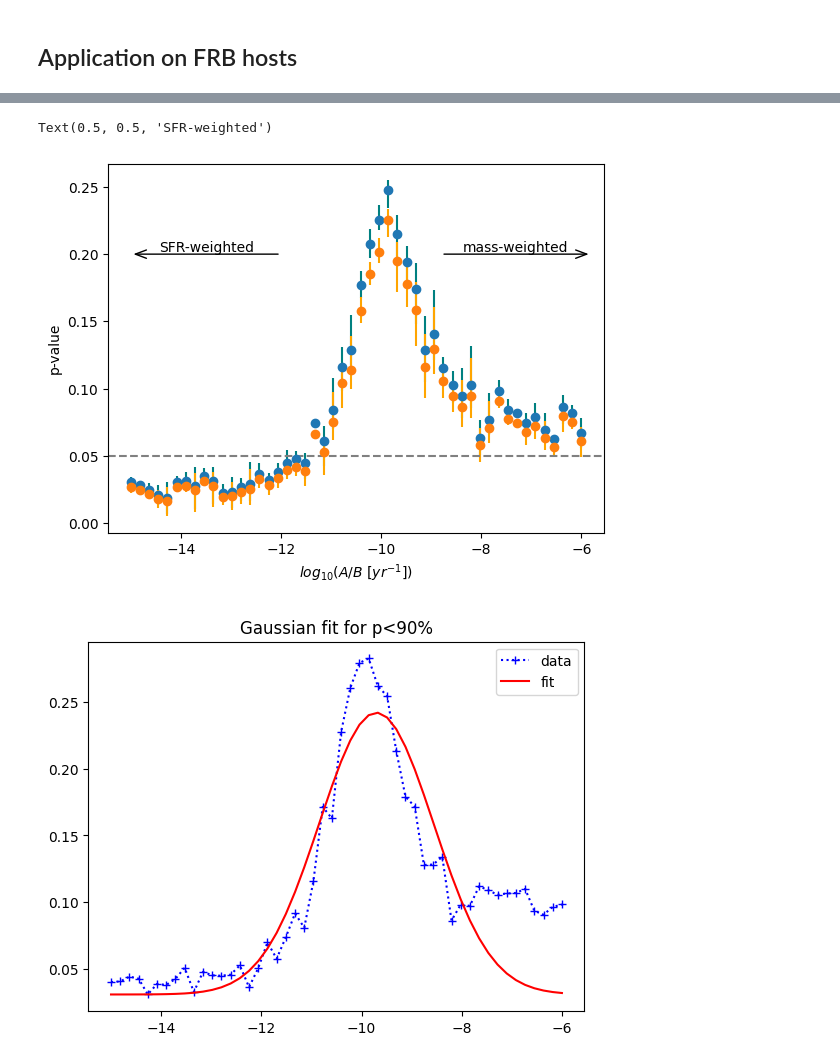
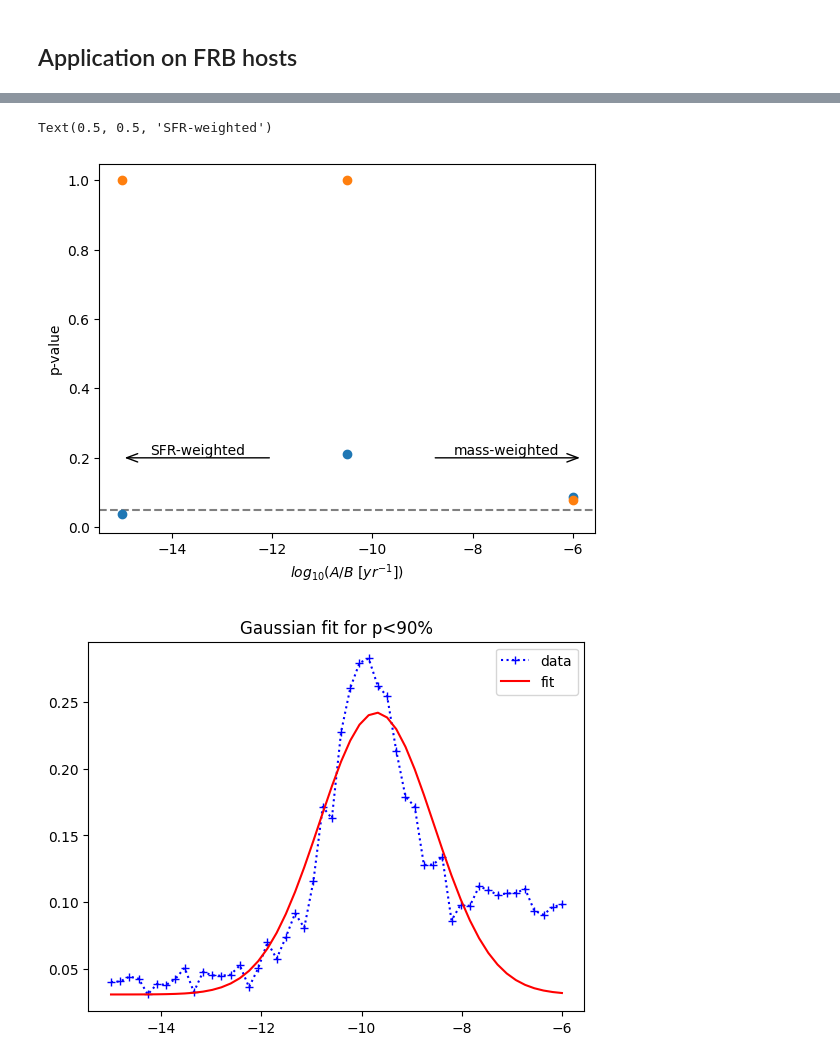
Before and after one commit to hoasaf3/host-galaxies-stats, a Jupyter notebook: frb_hosts_stats.ipynb, the cells around one changed output, grey strips where cells are left out. Drawn from its saved outputs; the diff is of its cells as text; code cells hidden in the pictures.

```diff
--- a/frb_hosts_stats.ipynb
+++ b/frb_hosts_stats.ipynb
@@ -28,7 +28,7 @@ def read_dsa_data(only_gold=True):
     dsa_frbs = pd.read_csv("frbs_data/dsa_frbs.csv")
 
     if only_gold:
-        dsa_frbs = dsa_frb_hosts_hosts_hosts_hosts_hostss[np.logical_and(dsa_frbs["sed_done?"] == "Y", dsa_frbs["sample"] == "Gold")]
+        dsa_frbs = dsa_frbs[np.logical_and(dsa_frbs["sed_done?"] == "Y", dsa_frbs["sample"] == "Gold")]
     else:
         dsa_frbs = dsa_frbs[dsa_frbs["sed_done?"] == "Y"]
 
@@ -341,7 +393,8 @@ plt.show()
 # %%
-# Example: calculate zp90, pnom
+# Example: calculate p90, pnom
 frb_values = np.vstack([np.log10(frb_hosts['Mstar']) ,np.log10(frb_hosts['SFR']), frb_hosts['z']])
 z_to_logpdf = logpdfs.create_z_to_logpdf(frb_hosts, prob_density, 1, 0)  # mass-weighted
 frbs_likelihood = mc.calc_weighted_likelihood(z_to_logpdf, frb_values.T)
-mc.calc_p90(frb_hosts, z_to_logpdf, frbs_likelihood)
+p90, pnom, _, _ = mc.calc_p90(frb_hosts, z_to_logpdf, frbs_likelihood)
+print(p90, pnom)
 # %% [output]
@@ -555,4 +548,6 @@ nominal p-value: 0.02740625
 # %%
+from tqdm.notebook import tqdm
+
 ''' a-b with p<90% (for Figure 3) '''
 N_AVG_PER_AB = 3
 log_ab_frac = np.linspace(-15, -6, 50)  # ratio between log10(a/b)
@@ -562,8 +557,14 @@ ab_pnom_pvals = []
 ab_p90_errs = []  # list of attemps per ab (length is len(ab_pvals), each element is a list of N_AVG_PER_AB)
 ab_pnom_errs = []
 
-for log_f in log_ab_frac:
-    print("Starting", np.where(log_ab_frac == log_f)[0][0], "/", len(log_ab_frac))
+frb_values = np.vstack([np.log10(frb_hosts['Mstar']),
+                        np.log10(frb_hosts['SFR']),
+                        frb_hosts['z']])
+frbs_nominal_likelihood = mc.calc_weighted_likelihood(z_to_logpdf, frb_values.T)
+
+print("This might take a while. About 2 minutes per a/b ratio")
+for log_f in tqdm(log_ab_frac, desc="Calculating a/b ratios"):
+    # print("Starting", np.where(log_ab_frac == log_f)[0][0], "/", len(log_ab_frac))
     f = 10 ** log_f
     # solutiosn to a/b=f and a+b=1
     a = f / (1+f)
@@ -572,10 +573,12 @@ for log_f in log_ab_frac:
     z_to_logpdf = logpdfs.create_z_to_logpdf(frb_hosts, prob_density, a, b)
     p90_per_ab = []  # average
     pnom_per_ab = []
-
-    for _ in range(N_AVG_PER_AB):
+    for _ in tqdm(range(N_AVG_PER_AB), desc=f"Averaging result for a/b ratio",
+                  leave=False):
         try:
-            p90, pnom = p_90_conf(z_to_logpdf)
+            mc.TQDM_DISABLE = True
+            p90, pnom, _, _ = mc.calc_p90(frb_hosts, z_to_logpdf, frbs_nominal_likelihood)
+            mc.TQDM_DISABLE = False
             p90_per_ab.append(p90)
             pnom_per_ab.append(pnom)
         except TypeError as err:
@@ -587,8 +590,8 @@ for log_f in log_ab_frac:
     ab_p90_pvals.append(np.average(p90_per_ab))
     ab_pnom_pvals.append(np.average(pnom_per_ab))
 
-with open('ab_90_frac_08_12_24.csv', 'w') as f:
+with open('ab_frac_26_02_25.csv', 'w') as f:
     f.write('log_ab,pval,errs\n')
     f.writelines(['{},{},{},{},{}\n'.format(log_ab_frac[i], ab_p90_pvals[i], ab_pnom_pvals[i],
-                                              ab_p90_errs[i],ab_pnom_errs[i]) for i in range(len(log_ab_frac))])
+                                            ab_p90_errs[i],ab_pnom_errs[i]) for i in range(len(log_ab_frac))])
 # %% [output]
@@ -634,14 +615,15 @@ def ab_vals_from_csv(csv_path):
     with open(csv_path) as f:
         f.readline()  # headers line
         for l in f.readlines():
-            # frac, p90,pnom,[np.float64(p90_1), np.float64(p90_2), np.float64(p90_3)],[np.float64(pnom_1), np.float64(pnom_2), np.float64(pnom_3)]\n
+            # frac, p90,pnom,[np.float64(p90_1), np.float64(p90_2), np.float64(p90_3)],
+            #                [np.float64(pnom_1), np.float64(pnom_2), np.float64(pnom_3)]\n
             frac, p90, pnom, *errs = l.split(",")
             frac = float(frac)
             p90 = float(p90)
             pnom = float(pnom)
             err_90 = [float(errs[0].strip('[np.float64(').rstrip(')')),
                       float(errs[1].strip(' np.float64(').rstrip(')')),
-                      float(errs[2].strip(' np.float64(').rstrip(')]\n'))]
+                      float(errs[2].strip(' np.float64(').rstrip(')]'))]
             err_nom = [float(errs[3].strip('[np.float64(').rstrip(')')),
                        float(errs[4].strip(' np.float64(').rstrip(')')),
                        float(errs[5].strip(' np.float64(').rstrip(')]\n'))]
@@ -654,38 +636,36 @@ def ab_vals_from_csv(csv_path):
 
     return log_ab_frac, p90_vals, pnom_vals, errs_90, errs_nom
 
-# TODO: update with new format (both pnom and p90 in the same file)
-
-fracs, pvals_90, pvals_nom, errs_90, errs_nom = ab_vals_from_csv('ab_90_frac_08_12_24.csv')
+fracs, pvals_90, pvals_nom, errs_90, errs_nom = ab_vals_from_csv('ab_frac_26_02_25.csv')
 
 yerr_90 = np.transpose([[max(errs_90[i])-p,p-min(errs_90[i])] for i,p in enumerate(pvals_90)])
 yerr_nom = np.transpose([[max(errs_nom[i])-p,p-min(errs_nom[i])] for i,p in enumerate(pvals_nom)])
 
 ax = plt.gca()
 plt.errorbar(fracs, pvals_90, yerr_90, fmt='o', ecolor='teal')
 plt.errorbar(fracs, pvals_nom, yerr_nom, fmt='o', ecolor='orange')
 
 
 plt.xlabel('$log_{10}(A/B~[yr^{-1}])$')
 plt.ylabel('p-value')
 plt.axhline(0.05, color='grey', linestyle='--')
 
 # add mass-weighted and sfr-weighted direction arrows
 sfr_arrow = mpatches.FancyArrowPatch((-12, 0.2), (-15, 0.2),
                                      arrowstyle='->,head_width=.15',
                                      mutation_scale=20)
 mass_arrow = mpatches.FancyArrowPatch((-8.8, 0.2), (-5.8, 0.2),
                                       arrowstyle='->,head_width=.15',
                                       mutation_scale=20)
 ax.add_patch(mass_arrow)
 ax.add_patch(sfr_arrow)
 ax.annotate("mass-weighted", (.5, .5), xycoords=mass_arrow, ha='center', va='bottom')
 ax.annotate("SFR-weighted", (.5, .5), xycoords=sfr_arrow, ha='center', va='bottom')
 
 #plt.savefig('Figures/pvals_ab_combined_35.pdf', bbox_inches='tight', transparent=True)
 # %% [output]
 Text(0.5, 0.5, 'SFR-weighted')
-[figure, old version]
+[figure, new version]
 # %%
 ''' gaussian fit A/B values '''
 from scipy.optimize import curve_fit
```
Also changed, not shown: parts of 8 cells of this notebook, 3 other files.
